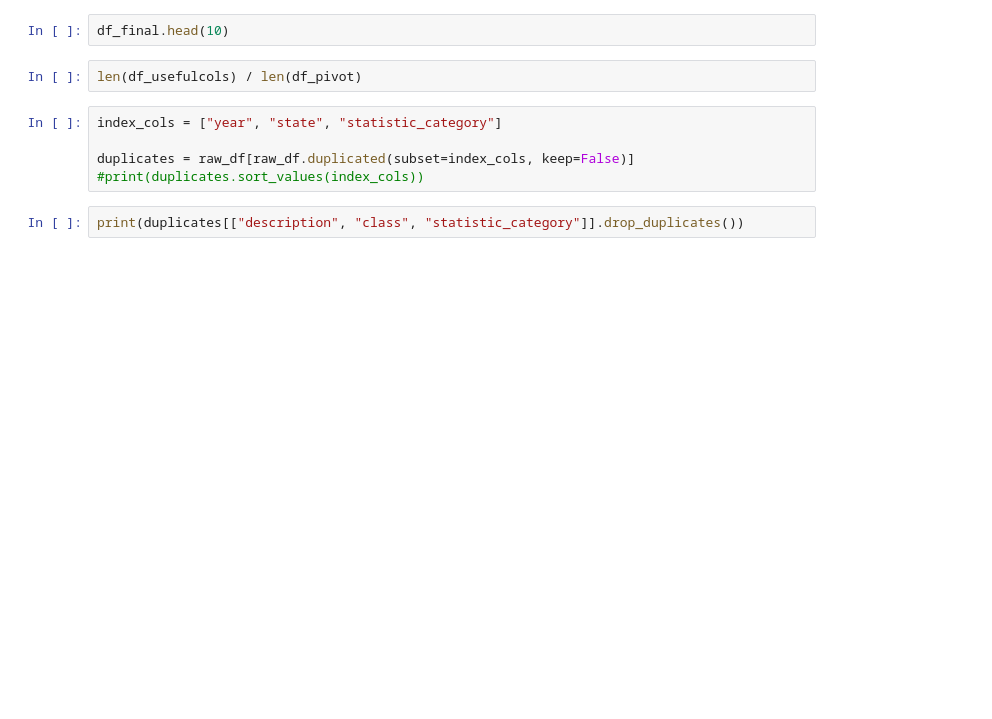
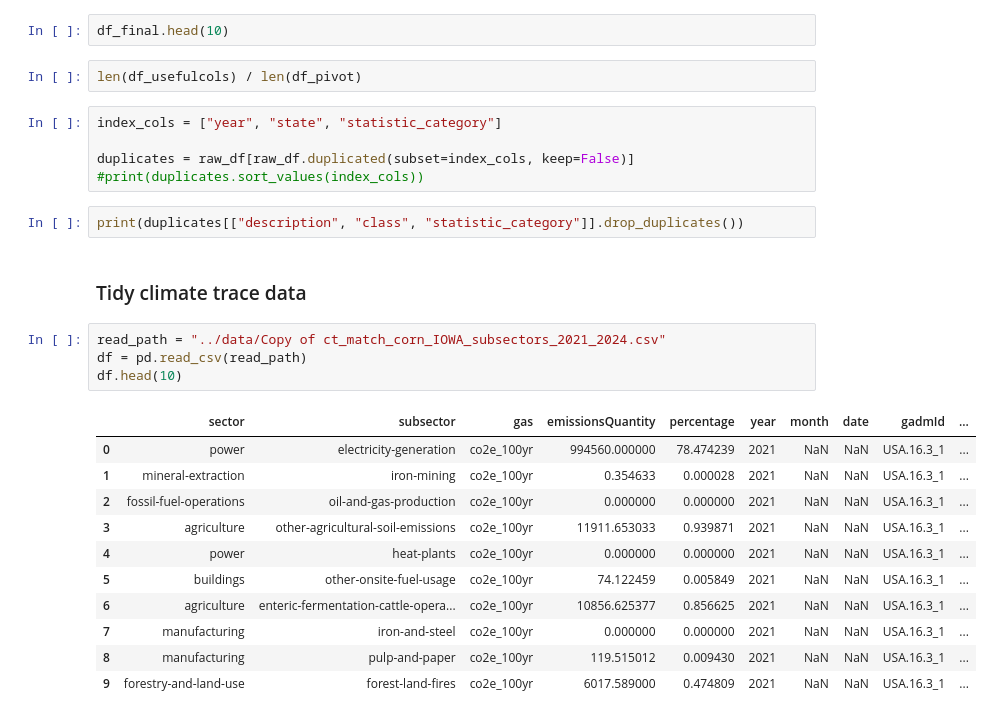
Before and after one commit to Gerardo-S/crop-yield, a Jupyter notebook: notebooks/c_doty.ipynb, the cells around one changed output. Drawn from its saved outputs; the diff is of its cells as text; blank space fills up the shorter version.

Commit message:
tidy emissions data

```diff
--- a/notebooks/c_doty.ipynb
+++ b/notebooks/c_doty.ipynb
@@ -160,3 +205,21 @@ duplicates = raw_df[raw_df.duplicated(subset=index_cols, keep=False)]
 #print(duplicates.sort_values(index_cols))
 # %%
 print(duplicates[["description", "class", "statistic_category"]].drop_duplicates())
+# %% [markdown]
+### Tidy climate trace data
+# %%
+read_path = "../data/Copy of ct_match_corn_IOWA_subsectors_2021_2024.csv"
+df = pd.read_csv(read_path)
+df.head(10)
+# %% [output]
+|  | sector | subsector | gas | emissionsQuantity | percentage | year | month | date | gadmId | ... |
+| 0 | power | electricity-generation | co2e_100yr | 994560.000000 | 78.474239 | 2021 | NaN | NaN | USA.16.3_1 | ... |
+| 1 | mineral-extraction | iron-mining | co2e_100yr | 0.354633 | 0.000028 | 2021 | NaN | NaN | USA.16.3_1 | ... |
+| 2 | fossil-fuel-operations | oil-and-gas-production | co2e_100yr | 0.000000 | 0.000000 | 2021 | NaN | NaN | USA.16.3_1 | ... |
+| 3 | agriculture | other-agricultural-soil-emissions | co2e_100yr | 11911.653033 | 0.939871 | 2021 | NaN | NaN | USA.16.3_1 | ... |
+| 4 | power | heat-plants | co2e_100yr | 0.000000 | 0.000000 | 2021 | NaN | NaN | USA.16.3_1 | ... |
+| 5 | buildings | other-onsite-fuel-usage | co2e_100yr | 74.122459 | 0.005849 | 2021 | NaN | NaN | USA.16.3_1 | ... |
+| 6 | agriculture | enteric-fermentation-cattle-opera... | co2e_100yr | 10856.625377 | 0.856625 | 2021 | NaN | NaN | USA.16.3_1 | ... |
+| 7 | manufacturing | iron-and-steel | co2e_100yr | 0.000000 | 0.000000 | 2021 | NaN | NaN | USA.16.3_1 | ... |
+| 8 | manufacturing | pulp-and-paper | co2e_100yr | 119.515012 | 0.009430 | 2021 | NaN | NaN | USA.16.3_1 | ... |
+| 9 | forestry-and-land-use | forest-land-fires | co2e_100yr | 6017.589000 | 0.474809 | 2021 | NaN | NaN | USA.16.3_1 | ... |
```
Also changed, not shown: parts of 9 cells of this notebook.
